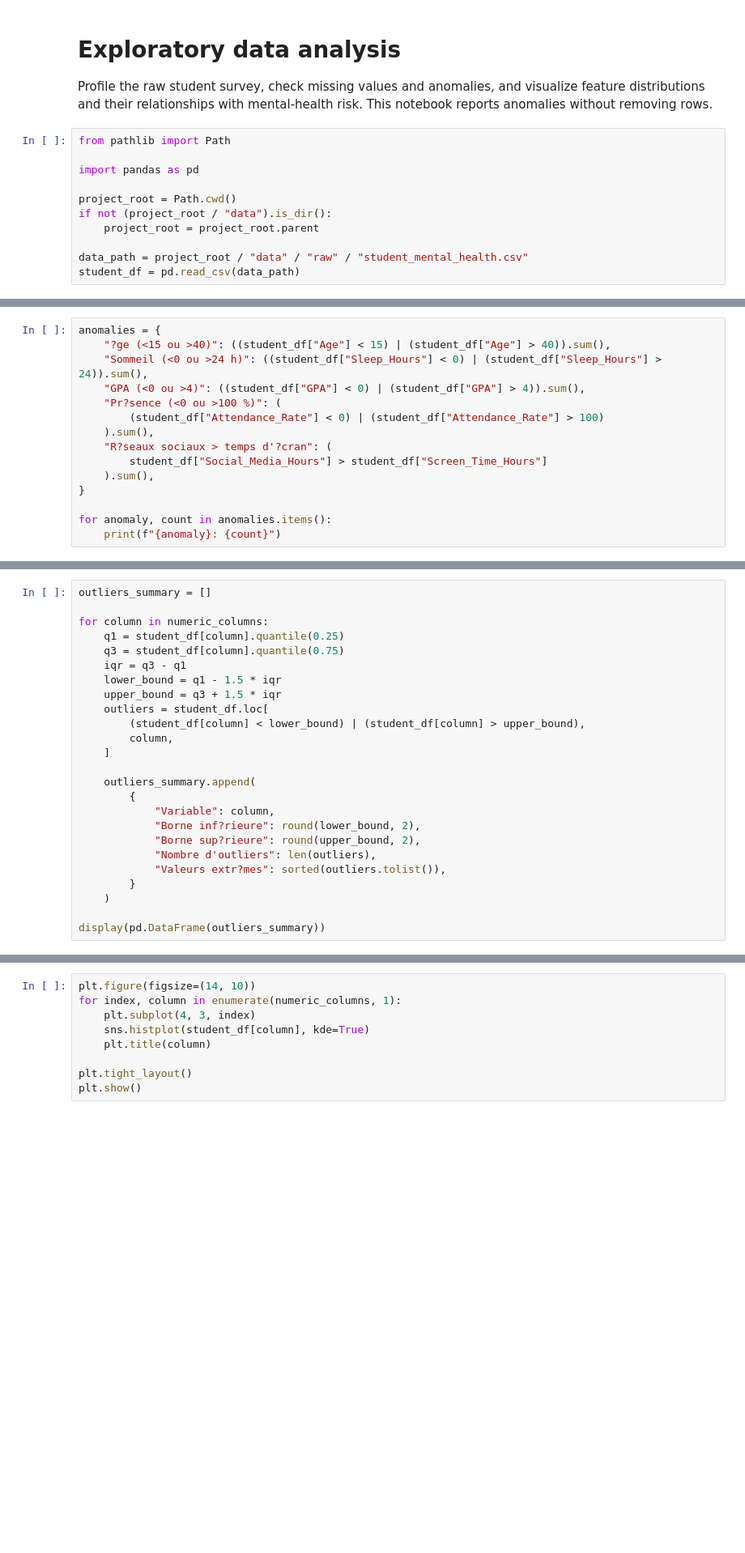
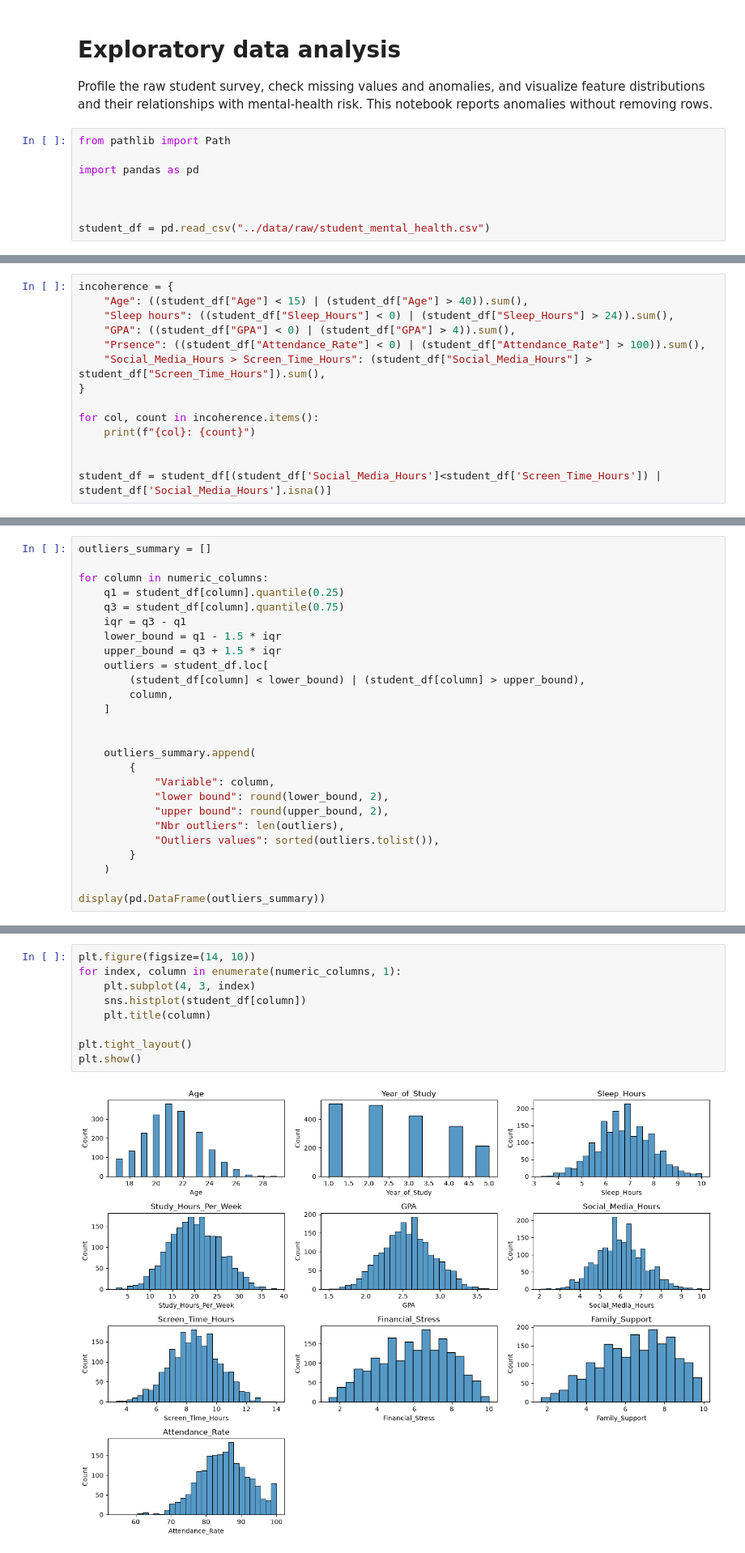
Before and after one commit to MouadBoumahdi/Student-Mental-Health, a Jupyter notebook: notebooks/01_eda.ipynb, the cells around one changed output, grey strips where cells are left out. Shown at 81% size. Saved outputs shown, nothing was run; the diff lists cells and outputs as text; blank space fills up the shorter version.

```diff
--- a/notebooks/01_eda.ipynb
+++ b/notebooks/01_eda.ipynb
@@ -7,10 +7,7 @@ from pathlib import Path
 
 import pandas as pd
 
-project_root = Path.cwd()
-if not (project_root / "data").is_dir():
-    project_root = project_root.parent
 
-data_path = project_root / "data" / "raw" / "student_mental_health.csv"
-student_df = pd.read_csv(data_path)
+
+student_df = pd.read_csv("../data/raw/student_mental_health.csv")
 # %%
@@ -38,15 +84,14 @@ display(student_df.describe(include="number").T)
 # %%
-anomalies = {
-    "?ge (<15 ou >40)": ((student_df["Age"] < 15) | (student_df["Age"] > 40)).sum(),
-    "Sommeil (<0 ou >24 h)": ((student_df["Sleep_Hours"] < 0) | (student_df["Sleep_Hours"] > 24)).sum(),
-    "GPA (<0 ou >4)": ((student_df["GPA"] < 0) | (student_df["GPA"] > 4)).sum(),
-    "Pr?sence (<0 ou >100 %)": (
-        (student_df["Attendance_Rate"] < 0) | (student_df["Attendance_Rate"] > 100)
-    ).sum(),
-    "R?seaux sociaux > temps d'?cran": (
-        student_df["Social_Media_Hours"] > student_df["Screen_Time_Hours"]
-    ).sum(),
+incoherence = {
+    "Age": ((student_df["Age"] < 15) | (student_df["Age"] > 40)).sum(),
+    "Sleep hours": ((student_df["Sleep_Hours"] < 0) | (student_df["Sleep_Hours"] > 24)).sum(),
+    "GPA": ((student_df["GPA"] < 0) | (student_df["GPA"] > 4)).sum(),
+    "Prsence": ((student_df["Attendance_Rate"] < 0) | (student_df["Attendance_Rate"] > 100)).sum(),
+    "Social_Media_Hours > Screen_Time_Hours": (student_df["Social_Media_Hours"] > student_df["Screen_Time_Hours"]).sum(),
 }
 
-for anomaly, count in anomalies.items():
-    print(f"{anomaly}: {count}")
+for col, count in incoherence.items():
+    print(f"{col}: {count}")
+
+
+student_df = student_df[(student_df['Social_Media_Hours']<student_df['Screen_Time_Hours']) | student_df['Social_Media_Hours'].isna()]
@@ -77,13 +139,14 @@ for column in numeric_columns:
         column,
     ]
 
+
     outliers_summary.append(
         {
             "Variable": column,
-            "Borne inf?rieure": round(lower_bound, 2),
-            "Borne sup?rieure": round(upper_bound, 2),
-            "Nombre d'outliers": len(outliers),
-            "Valeurs extr?mes": sorted(outliers.tolist()),
+            "lower bound": round(lower_bound, 2),
+            "upper bound": round(upper_bound, 2),
+            "Nbr outliers": len(outliers),
+            "Outliers values": sorted(outliers.tolist()),
         }
     )
 
@@ -108,9 +207,11 @@ plt.show()
 # %%
 plt.figure(figsize=(14, 10))
 for index, column in enumerate(numeric_columns, 1):
     plt.subplot(4, 3, index)
-    sns.histplot(student_df[column], kde=True)
+    sns.histplot(student_df[column])
     plt.title(column)
 
 plt.tight_layout()
 plt.show()
+# %% [output]
+[figure, added]
```
Also changed, not shown: parts of 11 cells of this notebook, 7 other files.
